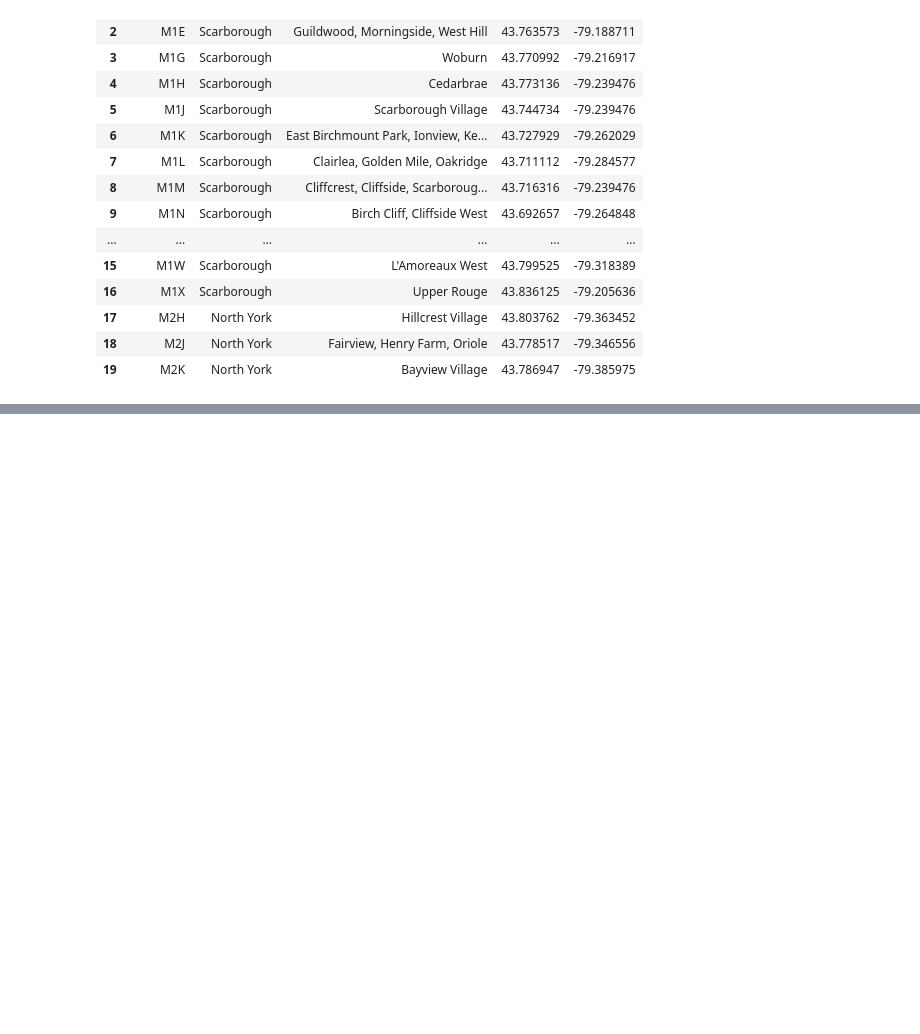
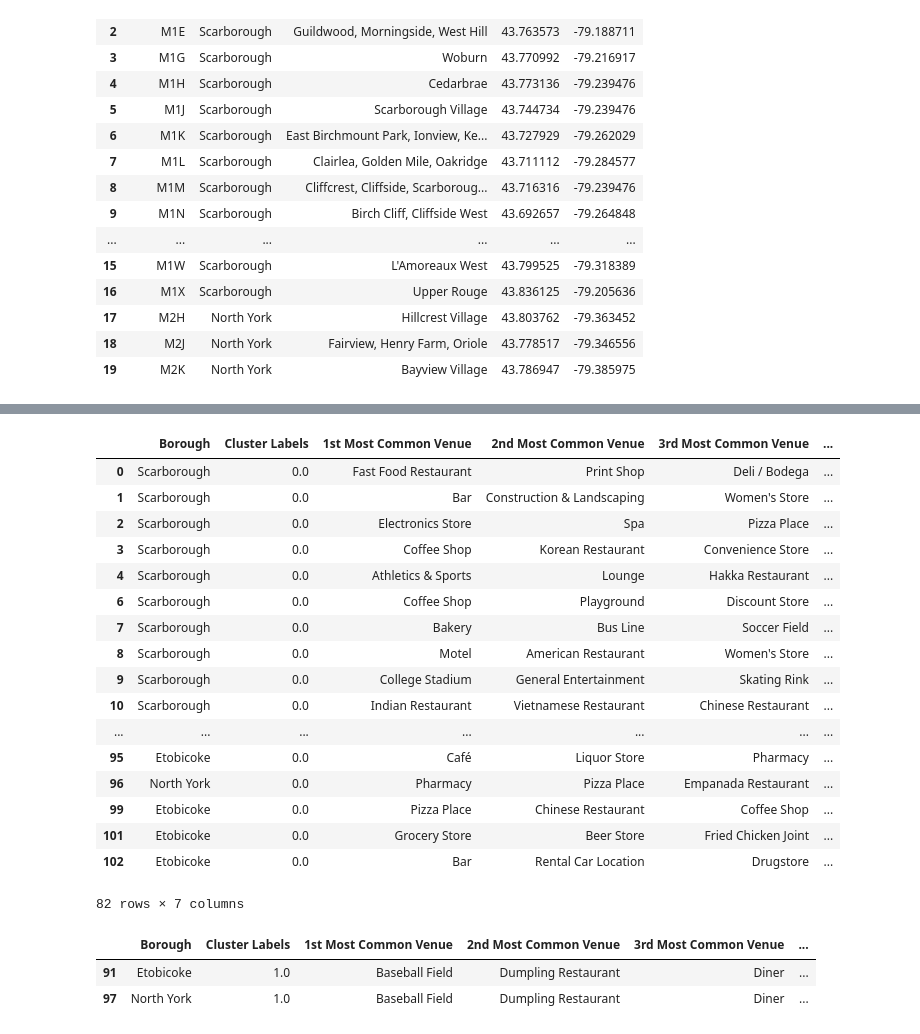
Before and after one commit to RuiAmberHe/Data_Science_Capstone, a Jupyter notebook: Segmenting and Clustering Neighborhoods in Toronto.ipynb, the cells around one changed output, grey strips where cells are left out. Drawn from its saved outputs; the diff is of its cells as text; code cells hidden in the pictures; blank space fills up the shorter version.

```diff
--- a/Segmenting and Clustering Neighborhoods in Toronto.ipynb
+++ b/Segmenting and Clustering Neighborhoods in Toronto.ipynb
@@ -219,0 +439,12 @@ neigh_geo.head(20)
+# %%
+# set number of clusters
+kclusters = 6
+
+toronto_grouped_clustering = toronto_grouped.drop('Neighborhood', 1)
+
+# run k-means clustering
+kmeans = KMeans(n_clusters=kclusters, random_state=0).fit(toronto_grouped_clustering)
+
+# check cluster labels generated for each row in the dataframe
+kmeans.labels_ = kmeans.labels_.astype(int)
+kmeans.labels_[0:10]
@@ -219,0 +453,5 @@ neigh_geo.head(20)
+# %%
+#add clustering labels
+neighborhoods_venues_sorted.insert(0, 'Cluster Labels', kmeans.labels_)
+
+neighborhoods_venues_sorted.head()
@@ -219,0 +465,10 @@ neigh_geo.head(20)
+# %%
+
+
+toronto_merged = geo
+
+# merge toronto_grouped with toronto_data to add latitude/longitude for each neighborhood
+toronto_merged = toronto_merged.join(neighborhoods_venues_sorted.set_index('Neighborhood'), on='Neighborhood')
+
+toronto_merged.shape
+toronto_merged.head()
@@ -219,0 +482,3 @@ neigh_geo.head(20)
+# %%
+toronto_merged.dropna(inplace = True)
+toronto_merged.shape
@@ -219,0 +536,27 @@ neigh_geo.head(20)
+# %%
+toronto_merged.loc[toronto_merged['Cluster Labels'] == 0, toronto_merged.columns[[1] + list(range(5, toronto_merged.shape[1]))]]
+# %% [output]
+|  | Borough | Cluster Labels | 1st Most Common Venue | 2nd Most Common Venue | 3rd Most Common Venue | ... |
+| 0 | Scarborough | 0.0 | Fast Food Restaurant | Print Shop | Deli / Bodega | ... |
+| 1 | Scarborough | 0.0 | Bar | Construction & Landscaping | Women's Store | ... |
+| 2 | Scarborough | 0.0 | Electronics Store | Spa | Pizza Place | ... |
+| 3 | Scarborough | 0.0 | Coffee Shop | Korean Restaurant | Convenience Store | ... |
+| 4 | Scarborough | 0.0 | Athletics & Sports | Lounge | Hakka Restaurant | ... |
+| 6 | Scarborough | 0.0 | Coffee Shop | Playground | Discount Store | ... |
+| 7 | Scarborough | 0.0 | Bakery | Bus Line | Soccer Field | ... |
+| 8 | Scarborough | 0.0 | Motel | American Restaurant | Women's Store | ... |
+| 9 | Scarborough | 0.0 | College Stadium | General Entertainment | Skating Rink | ... |
+| 10 | Scarborough | 0.0 | Indian Restaurant | Vietnamese Restaurant | Chinese Restaurant | ... |
+| ... | ... | ... | ... | ... | ... | ... |
+| 95 | Etobicoke | 0.0 | Café | Liquor Store | Pharmacy | ... |
+| 96 | North York | 0.0 | Pharmacy | Pizza Place | Empanada Restaurant | ... |
+| 99 | Etobicoke | 0.0 | Pizza Place | Chinese Restaurant | Coffee Shop | ... |
+| 101 | Etobicoke | 0.0 | Grocery Store | Beer Store | Fried Chicken Joint | ... |
+| 102 | Etobicoke | 0.0 | Bar | Rental Car Location | Drugstore | ... |
+82 rows × 7 columns
+# %%
+toronto_merged.loc[toronto_merged['Cluster Labels'] == 1, toronto_merged.columns[[1] + list(range(5, toronto_merged.shape[1]))]]
+# %% [output]
+|  | Borough | Cluster Labels | 1st Most Common Venue | 2nd Most Common Venue | 3rd Most Common Venue | ... |
+| 91 | Etobicoke | 1.0 | Baseball Field | Dumpling Restaurant | Diner | ... |
+| 97 | North York | 1.0 | Baseball Field | Dumpling Restaurant | Diner | ... |
```
Also changed, not shown: parts of 35 cells of this notebook.
